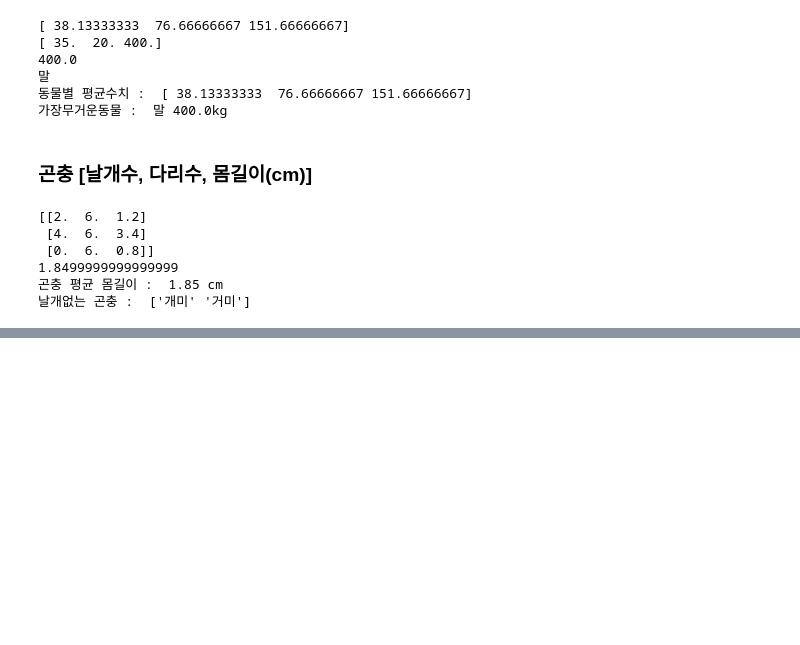
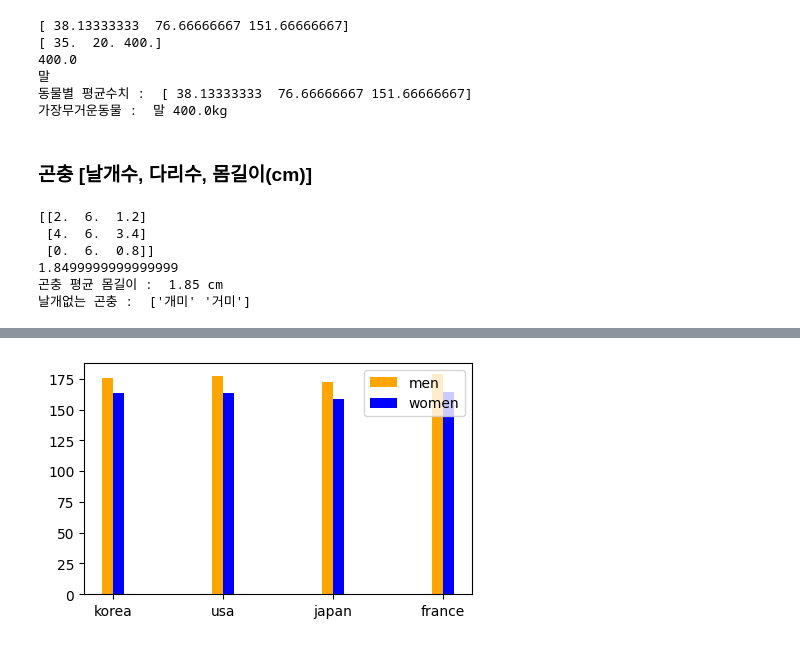
Before and after one commit to hanyong5/2025python, a Jupyter notebook: 02code/01test/06array.ipynb, the cells around one changed output, grey strips where cells are left out. Saved outputs shown, nothing was run; the diff lists cells and outputs as text; code cells hidden in the pictures; blank space fills up the shorter version.

```diff
--- a/02code/01test/06array.ipynb
+++ b/02code/01test/06array.ipynb
@@ -185,0 +211,17 @@ print("날개없는 곤충 : ",no_wings)
+# %%
+nation = ["korea","usa","japan","france"]
+men=[175.5,176.9,172.1,178.6]
+women=[163.2,163.3,158.5,164.5]
+
+
+ind = np.arange(len(nation))
+w = 0.1
+
+plt.figure(figsize=(5,3))
+plt.bar(ind - 0.05,men,width=w,label="men",color="orange")
+plt.bar(ind + 0.05,women,width=w,label="women",color="b")
+plt.xticks(ind,nation)
+plt.legend()
+plt.show()
+# %% [output]
+[figure, added]
```
Also changed, not shown: parts of 4 cells of this notebook, 1 other file.
